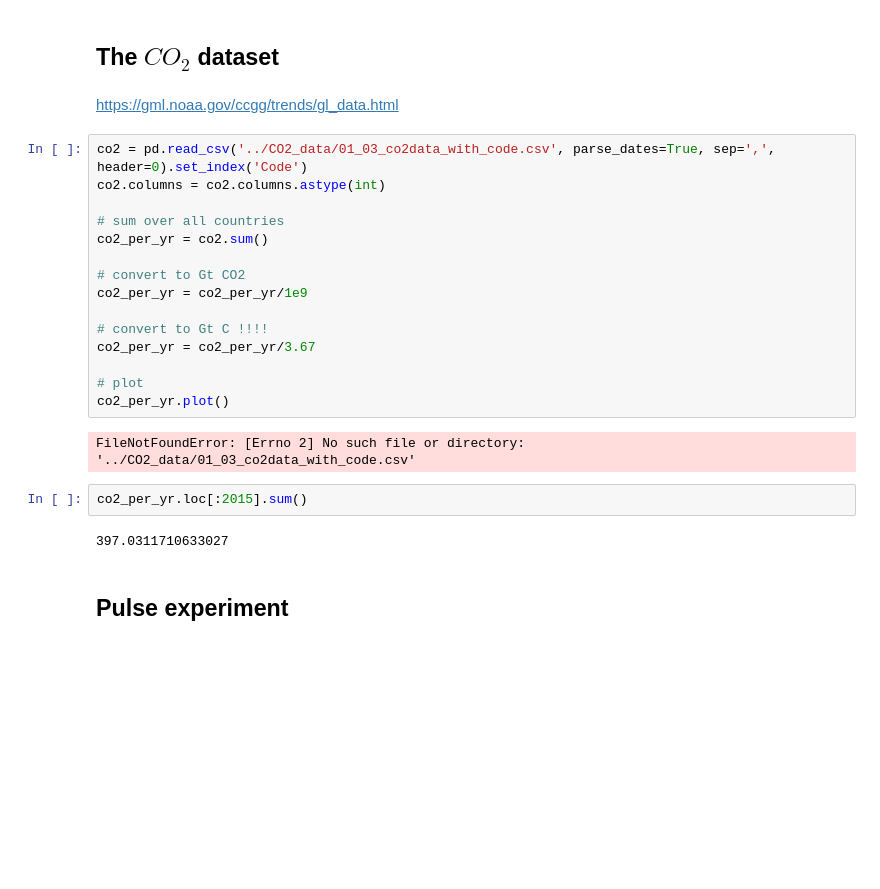
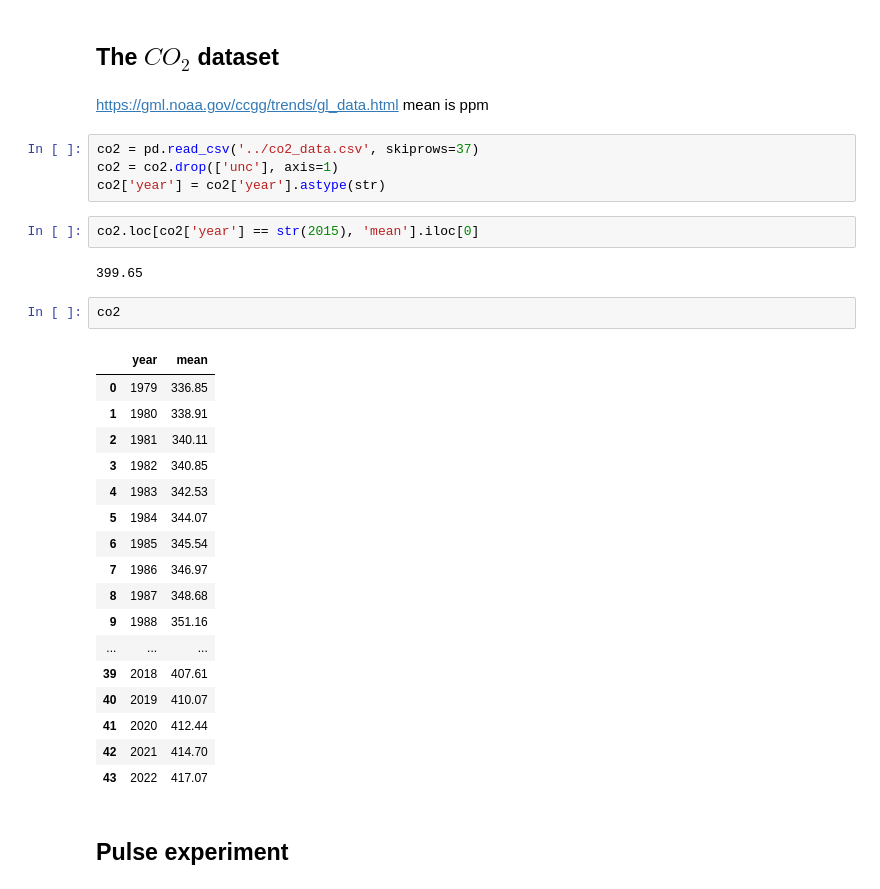
Before and after one commit to yanboyang713/bernSCM, a Jupyter notebook: bernSCM/run_bernSCM.ipynb, the cells around one changed output. Cells and saved outputs as stored; diff of their text form; blank space fills up the shorter version.

```diff
--- a/bernSCM/run_bernSCM.ipynb
+++ b/bernSCM/run_bernSCM.ipynb
@@ -123,27 +102,35 @@ output file: ./output/control_1yr_2015_D1I_BernSCM_t_f_CS30.dat
 ## The $CO_2$ dataset
 # %% [markdown]
 https://gml.noaa.gov/ccgg/trends/gl_data.html
+mean is ppm
-# %%
-co2 = pd.read_csv('../CO2_data/01_03_co2data_with_code.csv', parse_dates=True, sep=',', header=0).set_index('Code')
-co2.columns = co2.columns.astype(int)
-
-# sum over all countries
-co2_per_yr = co2.sum()
-
-# convert to Gt CO2
-co2_per_yr = co2_per_yr/1e9
-
-# convert to Gt C !!!!
-co2_per_yr = co2_per_yr/3.67
-
-# plot
-co2_per_yr.plot()
-# %% [output]
-FileNotFoundError: [Errno 2] No such file or directory: '../CO2_data/01_03_co2data_with_code.csv'
-# %%
-co2_per_yr.loc[:2015].sum()
-# %% [output]
-397.0311710633027
+# %%
+co2 = pd.read_csv('../co2_data.csv', skiprows=37)
+co2 = co2.drop(['unc'], axis=1)
+co2['year'] = co2['year'].astype(str)
+# %%
+co2.loc[co2['year'] == str(2015), 'mean'].iloc[0]
+# %% [output]
+399.65
+# %%
+co2
+# %% [output]
+|  | year | mean |
+| 0 | 1979 | 336.85 |
+| 1 | 1980 | 338.91 |
+| 2 | 1981 | 340.11 |
+| 3 | 1982 | 340.85 |
+| 4 | 1983 | 342.53 |
+| 5 | 1984 | 344.07 |
+| 6 | 1985 | 345.54 |
+| 7 | 1986 | 346.97 |
+| 8 | 1987 | 348.68 |
+| 9 | 1988 | 351.16 |
+| ... | ... | ... |
+| 39 | 2018 | 407.61 |
+| 40 | 2019 | 410.07 |
+| 41 | 2020 | 412.44 |
+| 42 | 2021 | 414.70 |
+| 43 | 2022 | 417.07 |
 # %% [markdown]
 ## Pulse experiment
 # %% [markdown]
```
Also changed, not shown: parts of 12 cells of this notebook, 2 other files.
